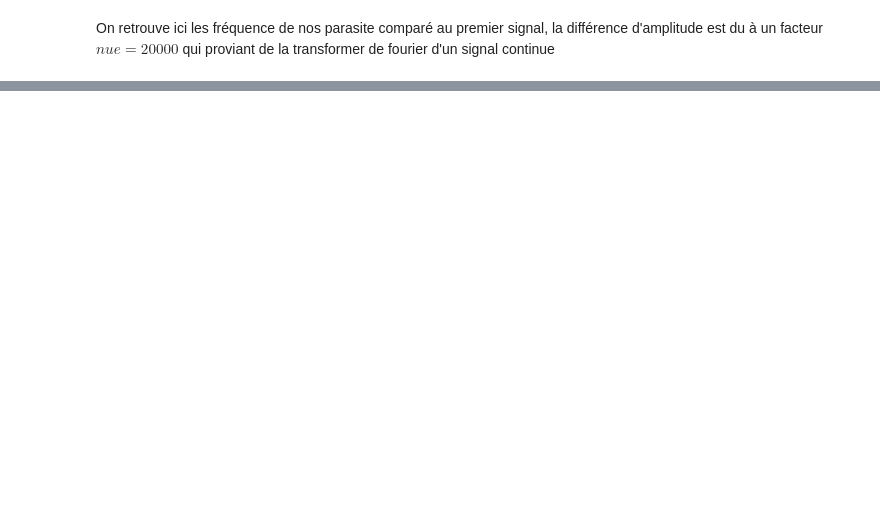
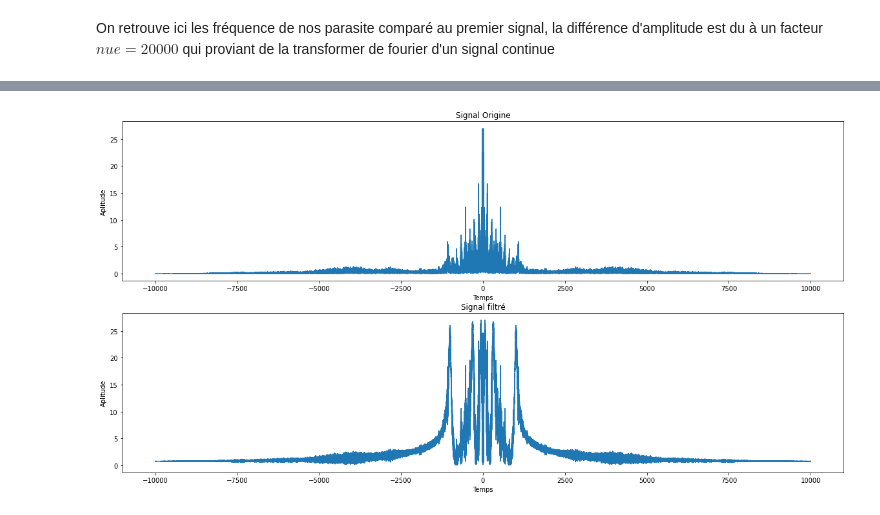
Before and after one commit to Elwan-51/Traitement-du-signal, a Jupyter notebook: TP3_FiltrageNumerique.ipynb, the cells around one changed output, grey strips where cells are left out. Cells and saved outputs as stored; diff of their text form; code cells hidden in the pictures; blank space fills up the shorter version.

```diff
--- a/TP3_FiltrageNumerique.ipynb
+++ b/TP3_FiltrageNumerique.ipynb
@@ -92,0 +105,3 @@ On retrouve ici les fréquence de nos parasite comparé au premier signal, la di
+# %%
+b,a = signale.zpk2tf(zeros,poles,1)
+nu_h,H = signale.freqz(b,a,1024,fs=Ve)
@@ -92,0 +117,20 @@ On retrouve ici les fréquence de nos parasite comparé au premier signal, la di
+# %%
+s_filttred = signale.lfilter(b,a,s_noise)
+sd.play(s_filttred, samplerate=Ve, blocking=True)
+# %%
+nue3,S3 = getSpectre(s_filttred,Ve,T)
+
+plt.figure(4)
+plt.subplot(211)
+plt.plot(nue1,np.abs(S1))
+plt.title("Signal Origine")
+plt.xlabel("Temps")
+plt.ylabel("Aplitude")
+plt.subplot(212)
+plt.plot(nue3,np.abs(S3))
+plt.title("Signal filtré")
+plt.xlabel("Temps")
+plt.ylabel("Aplitude")
+plt.show()
+# %% [output]
+[figure, added]
```
Also changed, not shown: parts of 5 cells of this notebook, 11 other files.
